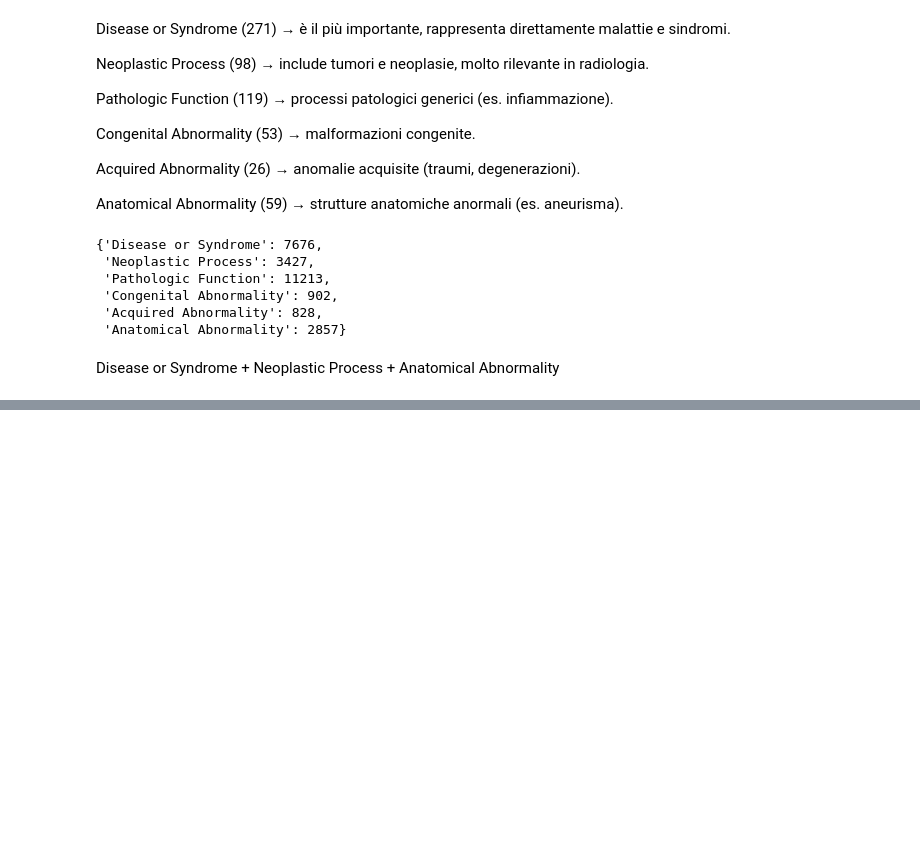
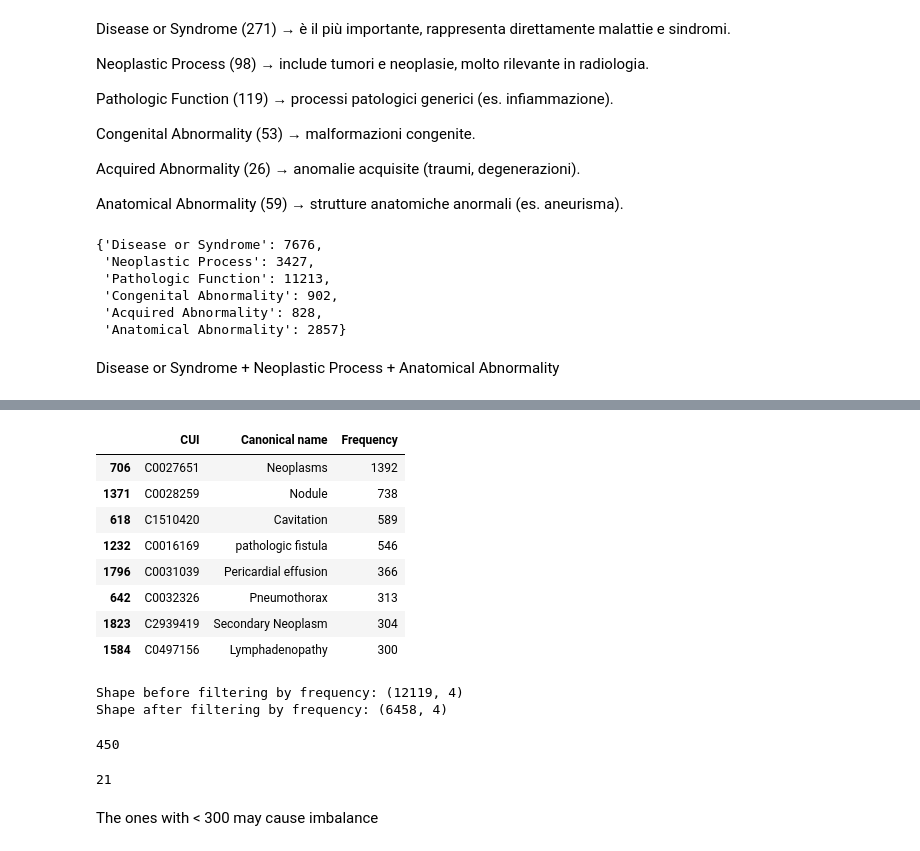
Before and after one commit to LorenzoTaglio/Multimodal-embedding-classification-, a Jupyter notebook: notebooks/data_preprocessing_2.ipynb, the cells around one changed output, grey strips where cells are left out. Drawn from its saved outputs; the diff is of its cells as text; code cells hidden in the pictures; blank space fills up the shorter version.

```diff
--- a/notebooks/data_preprocessing_2.ipynb
+++ b/notebooks/data_preprocessing_2.ipynb
@@ -258,0 +268,24 @@ Shape after joining with images: (12130, 4)
+# %%
+df_cui_map
+# %% [output]
+|  | CUI | Canonical name | Frequency |
+| 706 | C0027651 | Neoplasms | 1392 |
+| 1371 | C0028259 | Nodule | 738 |
+| 618 | C1510420 | Cavitation | 589 |
+| 1232 | C0016169 | pathologic fistula | 546 |
+| 1796 | C0031039 | Pericardial effusion | 366 |
+| 642 | C0032326 | Pneumothorax | 313 |
+| 1823 | C2939419 | Secondary Neoplasm | 304 |
+| 1584 | C0497156 | Lymphadenopathy | 300 |
+# %%
+def filter_cuis_final(cuis):
+    filtered = [cui for cui in cuis if cui in cui_freq]
+    return filtered if filtered else None
+print(f"Shape before filtering by frequency: {df.shape}")
+df["CUIs"] = df["CUIs"].apply(filter_cuis_final)
+df = df.dropna(subset=["CUIs"])
+print(f"Shape after filtering by frequency: {df.shape}")
+df.to_pickle("..\\data\\interim\\train_interim_filtered.pkl")
+# %% [output]
+Shape before filtering by frequency: (12119, 4)
+Shape after filtering by frequency: (6458, 4)
@@ -258,0 +294,11 @@ Shape after joining with images: (12130, 4)
+# %%
+sum(1 for cuis in df["CUIs"] if len(cuis) > 1)
+# %% [output]
+450
+# %%
+all_cuis = set(df["CUIs"].explode().tolist())
+print(len(all_cuis))
+# %% [output]
+21
+# %% [markdown]
+The ones with < 300 may cause imbalance
```
Also changed, not shown: parts of 19 cells of this notebook.
